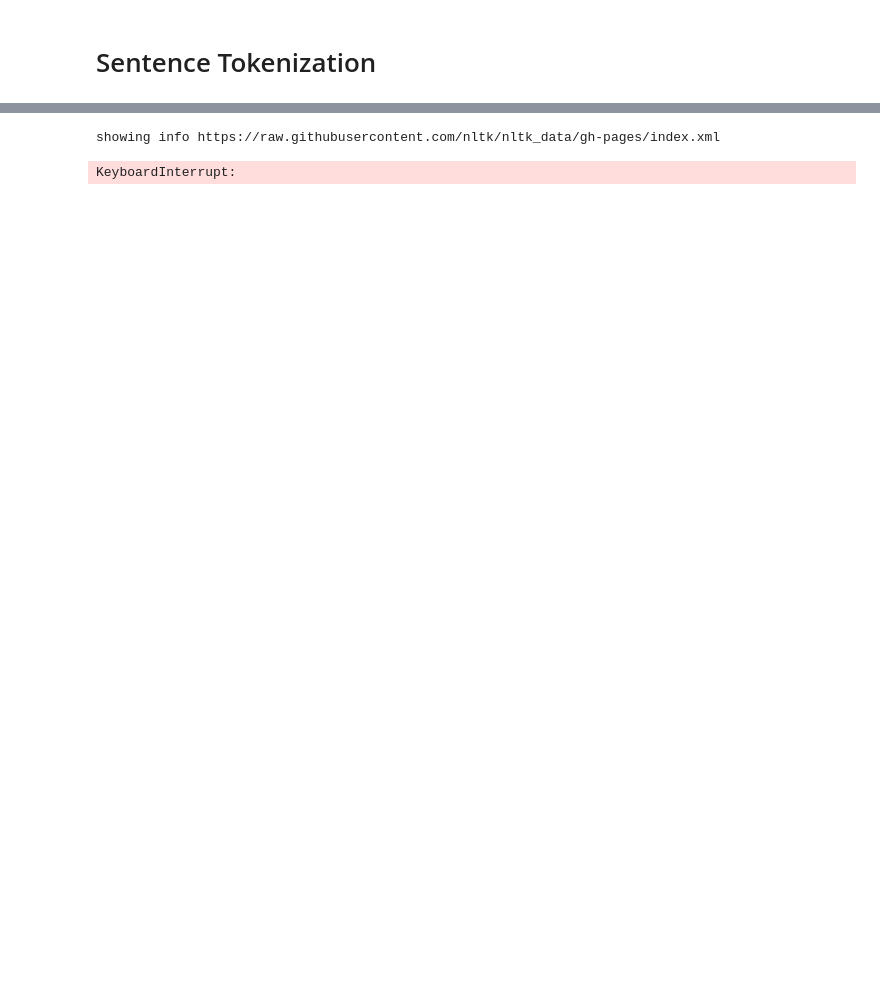
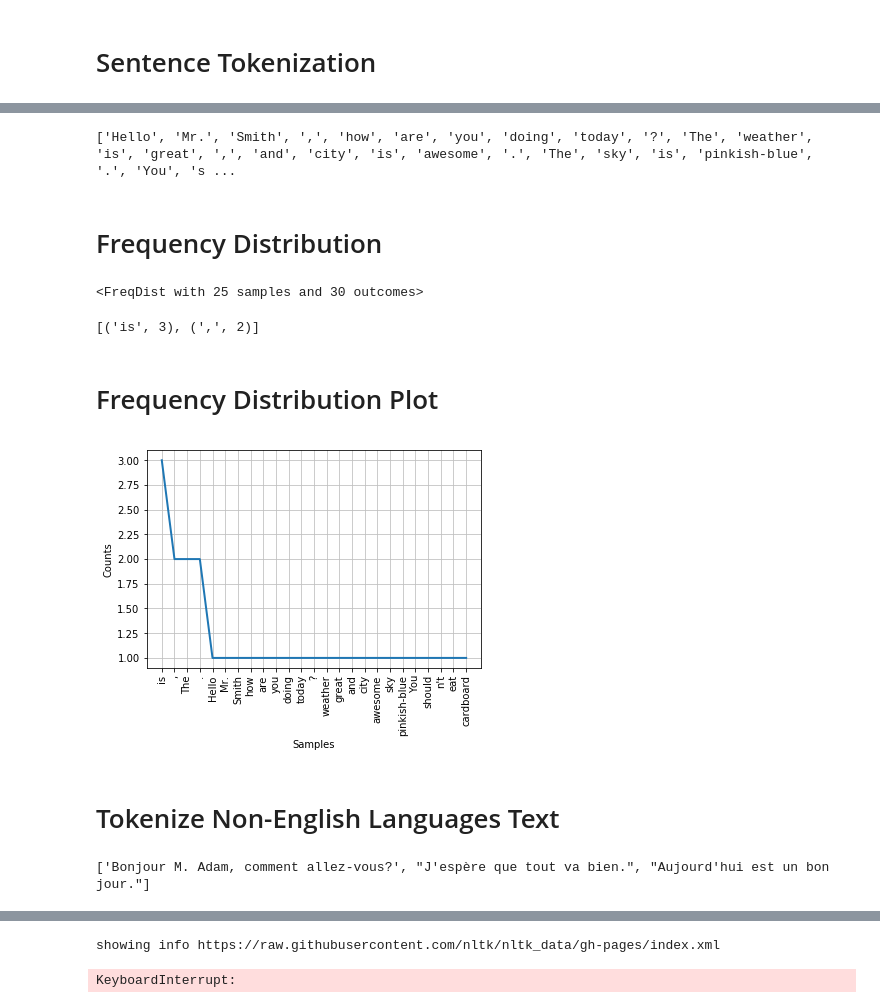
Before and after one commit to EnggQasim/FAST_Data, a Jupyter notebook: Introduction to Data Science/Week10/NLP.ipynb, the cells around one changed output, grey strips where cells are left out. Cells and saved outputs as stored; diff of their text form; code cells hidden in the pictures; blank space fills up the shorter version.

```diff
--- a/Introduction to Data Science/Week10/NLP.ipynb
+++ b/Introduction to Data Science/Week10/NLP.ipynb
@@ -2,0 +18,5 @@
+# %%
+from nltk.tokenize import sent_tokenize
+text="""Hello Mr. Smith, how are you doing today? The weather is great, and city is awesome. The sky is pinkish-blue. You shouldn't eat cardboard"""
+tokenized_text=sent_tokenize(text)
+print(tokenized_text)
@@ -2,0 +27,35 @@
+# %%
+from nltk.tokenize import word_tokenize
+tokenized_word=word_tokenize(text)
+print(tokenized_word)
+# %% [output]
+['Hello', 'Mr.', 'Smith', ',', 'how', 'are', 'you', 'doing', 'today', '?', 'The', 'weather', 'is', 'great', ',', 'and', 'city', 'is', 'awesome', '.', 'The', 'sky', 'is', 'pinkish-blue', '.', 'You', 's ...
+# %% [markdown]
+# Frequency Distribution
+# %%
+from nltk.probability import FreqDist
+fdist = FreqDist(tokenized_word)
+print(fdist)
+# %% [output]
+<FreqDist with 25 samples and 30 outcomes>
+# %%
+fdist.most_common(2)
+# %% [output]
+[('is', 3), (',', 2)]
+# %% [markdown]
+# Frequency Distribution Plot
+# %%
+import matplotlib.pyplot as plt
+fdist.plot(30,cumulative=False)
+plt.show()
+# %% [output]
+[figure, added]
+# %% [markdown]
+# Tokenize Non-English Languages Text
+# %%
+from nltk.tokenize import sent_tokenize
+
+mytext = "Bonjour M. Adam, comment allez-vous? J'espère que tout va bien. Aujourd'hui est un bon jour."
+print(sent_tokenize(mytext, "french"))
+# %% [output]
+['Bonjour M. Adam, comment allez-vous?', "J'espère que tout va bien.", "Aujourd'hui est un bon jour."]
```
Also changed, not shown: parts of 30 cells of this notebook, 5 other files.
